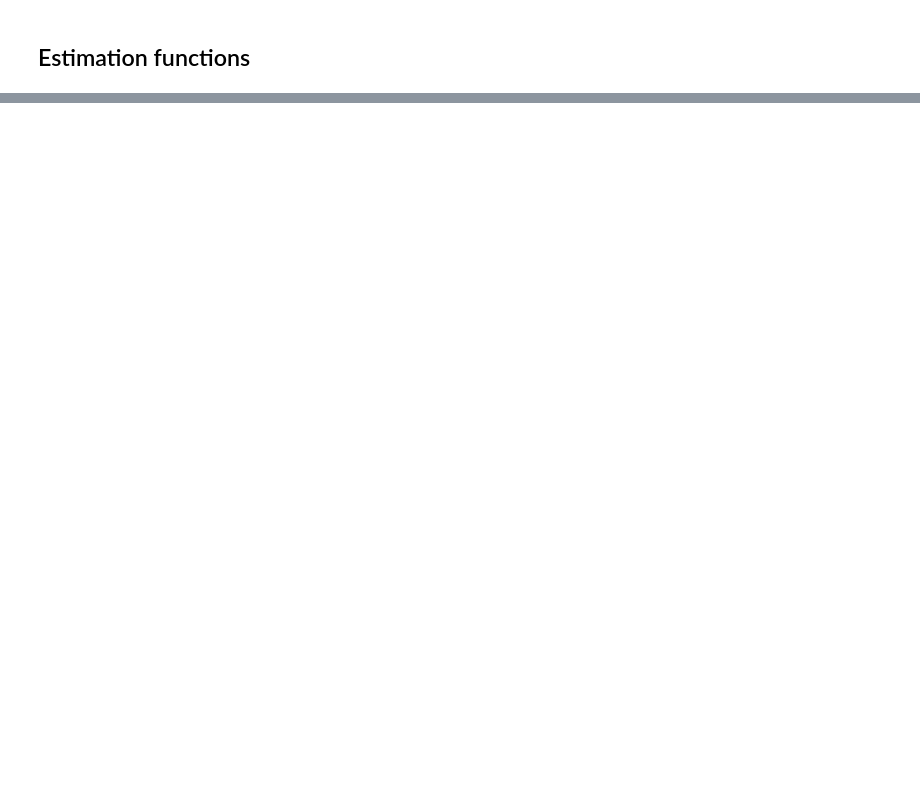
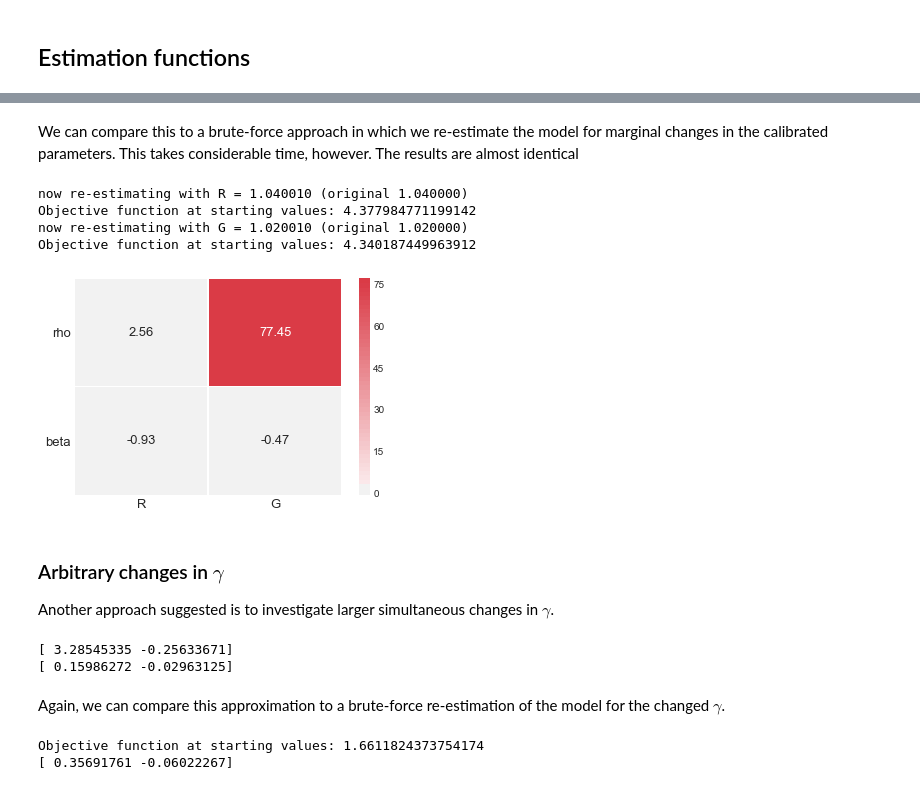
Before and after one commit to NumEconCopenhagen/ConsumptionSavingNotebooks, a Jupyter notebook: DynamicProgramming/04. Structural Estimation.ipynb, the cells around one changed output, grey strips where cells are left out. Saved outputs shown, nothing was run; the diff lists cells and outputs as text; code cells hidden in the pictures; blank space fills up the shorter version.

```diff
--- a/DynamicProgramming/04. Structural Estimation.ipynb
+++ b/DynamicProgramming/04. Structural Estimation.ipynb
@@ -150,0 +212,55 @@ res
+# %% [markdown]
+We can compare this to a brute-force approach in which we re-estimate the model for marginal changes in the calibrated parameters. This takes considerable time, however.
+The results are almost identical
+# %%
+if do_brute_force:
+    sens_cali_brute = smd.sens_cali_brute_force(model,est['theta'],W,cali_par_names)
+
+    # plot brute-force measure
+    smd.plot_heat(sens_cali_brute,est_par_names,cali_par_names)
+# %% [output]
+now re-estimating with R = 1.040010 (original 1.040000)
+Objective function at starting values: 4.377984771199142
+now re-estimating with G = 1.020010 (original 1.020000)
+Objective function at starting values: 4.340187449963912
+[figure, added]
+# %% [markdown]
+### Arbitrary changes in $\gamma$
+Another approach suggested is to investigate larger simultaneous changes in $\gamma$.
+# %%
+# set new calibrated parameters
+cali_par_new = {'G':1.05}
+
+# update calibrated parameters in new version of the model
+model_new = model.copy()
+for key,val in cali_par_new.items():
+    setattr(model_new.par,key,val)
+
+# calculate new objective function
+obj_vec = smd.diff_vec_func(est['theta'],model,est_par_names)
+obj_vec_new = smd.diff_vec_func(est['theta'],model_new,est_par_names)
+
+# approximate change in theta
+Gamma_new,_ = smd.calc_gamma(est['theta'],model_new,W)
+theta_delta =  Gamma_new @ obj_vec_new - Gamma @ obj_vec
+print(theta_delta)
+
+# extrapolate the gradient
+theta_delta_extrap = np.zeros(theta_delta.size)
+for j,key in enumerate(cali_par_new):
+    theta_delta_extrap += sens_cali[:,j]*(cali_par_new[key]-getattr(model.par,key))
+
+print(theta_delta_extrap)
+# %% [output]
+[ 3.28545335 -0.25633671]
+[ 0.15986272 -0.02963125]
+# %% [markdown]
+Again, we can compare this approximation to a brute-force re-estimation of the model for the changed $\gamma$.
+# %%
+if do_brute_force:
+    est_new = smd.estimate(model_new,W)
+    theta_delta_brute = est_new['theta'] - est['theta']
+    print(theta_delta_brute)
+# %% [output]
+Objective function at starting values: 1.6611824373754174
+[ 0.35691761 -0.06022267]
```
Also changed, not shown: parts of 26 cells of this notebook, 1 other file.
